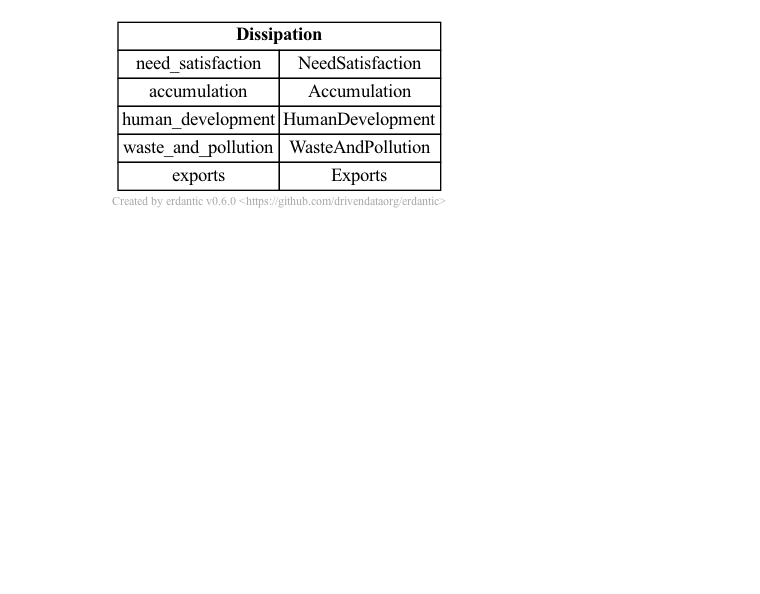
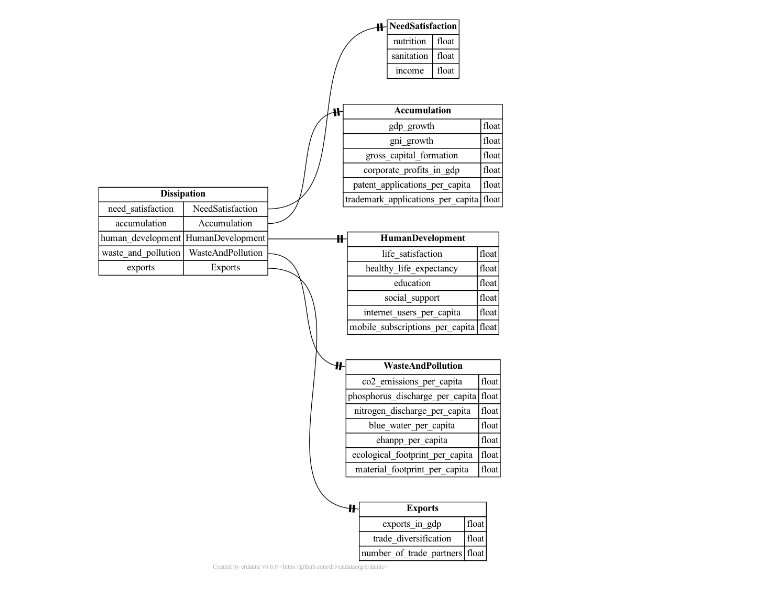
Before and after one commit to saviorand/provisioning-model, a Jupyter notebook: provisioning_model/notebooks/model.ipynb, the cells around one changed output. Drawn from its saved outputs; the diff is of its cells as text; code cells hidden in the pictures; blank space fills up the shorter version.

```diff
--- a/provisioning_model/notebooks/model.ipynb
+++ b/provisioning_model/notebooks/model.ipynb
@@ -64,21 +66,22 @@ class Infrastructure: pass
 # %%
-# from provisioning_model.model.dissipation.output import NeedSatisfaction, Accumulation, HumanDevelopment, \
-#     WasteAndPollution, \
-#     ImpactOnEcosystems
-# from provisioning_model.model.dissipation.exchange_outgoing import Exports
-class NeedSatisfaction: pass
+from provisioning_model.model.dissipation.output import NeedSatisfaction, Accumulation, HumanDevelopment, \
+    WasteAndPollution
+from provisioning_model.model.dissipation.exchange_outgoing import Exports
 
 
-class Accumulation: pass
+class NeedSatisfaction1: pass
 
 
-class HumanDevelopment: pass
+class Accumulation1: pass
 
 
-class WasteAndPollution: pass
+class HumanDevelopment1: pass
 
 
-class Exports: pass
+class WasteAndPollution1: pass
+
+
+class Exports1: pass
 # %%
 @dataclass
 class Extraction:
@@ -146,6 +206,7 @@ transformation_diagram
 # %%
 dissipation_diagram = erd.create(Dissipation)
+dissipation_diagram_1 = erd.create(Dissipation1)
 dissipation_diagram
 # %% [output]
-[figure, old version]
+[figure, new version]
 # %%
```
Also changed, not shown: parts of 8 cells of this notebook, 2 other files.
